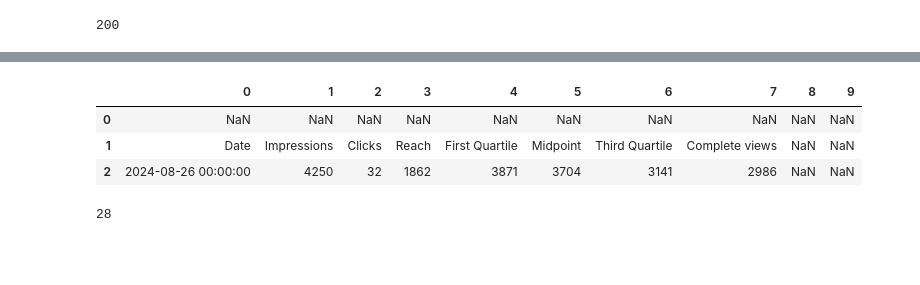
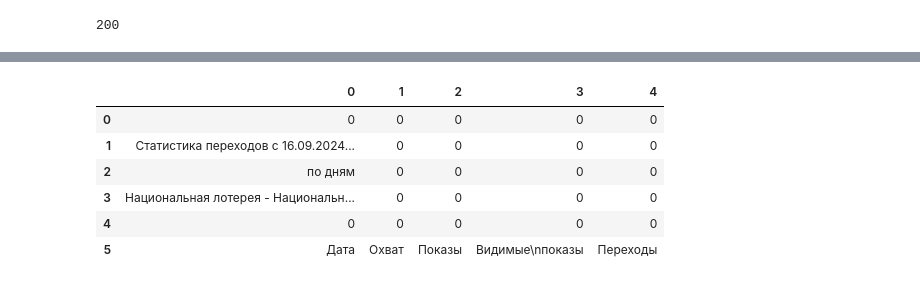
Before and after one commit to aget777/yandex_disk_parser, a Jupyter notebook: test_file.ipynb, the cells around one changed output, grey strips where cells are left out. Drawn from its saved outputs; the diff is of its cells as text; code cells hidden in the pictures; blank space fills up the shorter version.

```diff
--- a/test_file.ipynb
+++ b/test_file.ipynb
@@ -126,7 +131,40 @@ sheet_names.sheet_names
 # %%
 report_type = 'test'
 # %%
-cols_range = 'A:J' # задаем диапазон полей, которые нам нужны
-    # создаем список с названиями полей
+tmp_banner_dict = {}
+
+cols_range = 'A:E' # задаем диапазон полей, которые нам нужны
+# создаем список с названиями полей
-# %%
-df = pd.read_excel(BytesIO(data_link), sheet_name='15s', usecols=cols_range, header=None, skiprows=8)
+# %%
+for name in sheet_names.sheet_names[1:]:
+    # передаем название листа для парсинга, диапазон колонок, которые нам нужны и заранее подготовленный списко названий полей
+    df = pd.read_excel(BytesIO(data_link), sheet_name=name, usecols=cols_range, header=None)
+    df = df.fillna(0)  #заполяем пустые строки, чтобы затем их удалить
+
+    base_text = df[0][3].lower().strip() # Название креатива(продукта) находится в столбике А в 4 строке - указывается в самом конце в скобочках
+    base_text = re.sub('[_!;:()-]+', ' ', base_text )
+    base_text = re.sub(' +', ' ', base_text)
+
+    start_index = str(base_text).find('креатив') # Забираем индекс, с которого начинается название креатива
+    product_name = str(base_text)[start_index:] # сохраняем название креатива
+
+    start_index = list(df[df[0]=='Дата'].index)[0]  # берем индекс начала таблицы с данными
+    end_index = list(df[df[0]=='Всего'].index)[0] # берем индекс окончания таблицы с данными
+
+    df.columns = df.iloc[start_index].str.lower().str.strip().str.replace('\n', ' ') # забираем название полей из файла
+    df = df.iloc[start_index+1:end_index] # оставляем строки с данными, которые нам нужны
+     # привоодим названия к единому стандарту
+    df = df.rename(columns={'дата': 'date', 'охват': 'reach', 'показы': 'impressions', 'видимые показы': 'views', 'переходы': 'clicks'})
+    df = df[['date', 'reach', 'impressions', 'views', 'clicks']] # оставляем только нужные поля
+
+    df['source'] = 'gnezdo' #добавляем название источника
+    df['format_type'] = 'banner' # добавляем статичое поле с название Типа формата рекламы (Видео/Баннер)
+    df['date'] = df['date'].apply(lambda x: datetime.strptime(x, '%d.%m.%Y').date().strftime('%Y-%m-%d'))#pd.to_datetime(df['date']).dt.date  # приводим в формат даты
+
+    # df.insert(1, 'product', product_name, True) # добавляем статичное поле с названием продукта
+    df['product'] = product_name # добавляем статичное поле с названием продукта
+    df['product'] = df['product'].str.lower().str.strip()
+    df['report_type'] = report_type
+    # сохраняем датаФрейм во временный словарь
+    # ключ - это название продукта (15s, 6s и тд)
+    tmp_banner_dict[name] = df
@@ -133,7 +219,10 @@ df = pd.read_excel(BytesIO(data_link), sheet_name='15s', usecols=cols_range, hea
 # %%
-df.head(3)
+df.head(6)
 # %% [output]
-|  | 0 | 1 | 2 | 3 | 4 | 5 | 6 | 7 | 8 | 9 |
-| 0 | NaN | NaN | NaN | NaN | NaN | NaN | NaN | NaN | NaN | NaN |
-| 1 | Date | Impressions | Clicks | Reach | First Quartile | Midpoint | Third Quartile | Complete views | NaN | NaN |
-| 2 | 2024-08-26 00:00:00 | 4250 | 32 | 1862 | 3871 | 3704 | 3141 | 2986 | NaN | NaN |
+|  | 0 | 1 | 2 | 3 | 4 |
+| 0 | 0 | 0 | 0 | 0 | 0 |
+| 1 | Статистика переходов с 16.09.2024... | 0 | 0 | 0 | 0 |
+| 2 | по дням | 0 | 0 | 0 | 0 |
+| 3 | Национальная лотерея - Национальн... | 0 | 0 | 0 | 0 |
+| 4 | 0 | 0 | 0 | 0 | 0 |
+| 5 | Дата | Охват | Показы | Видимые\nпоказы | Переходы |
@@ -161,4 +228,0 @@ df_tmp = df_tmp.iloc[:end_index] # обрезаем датаФрейм до ну
-# %%
-end_index
-# %% [output]
-28
```
Also changed, not shown: parts of 16 cells of this notebook, 3 other files.
